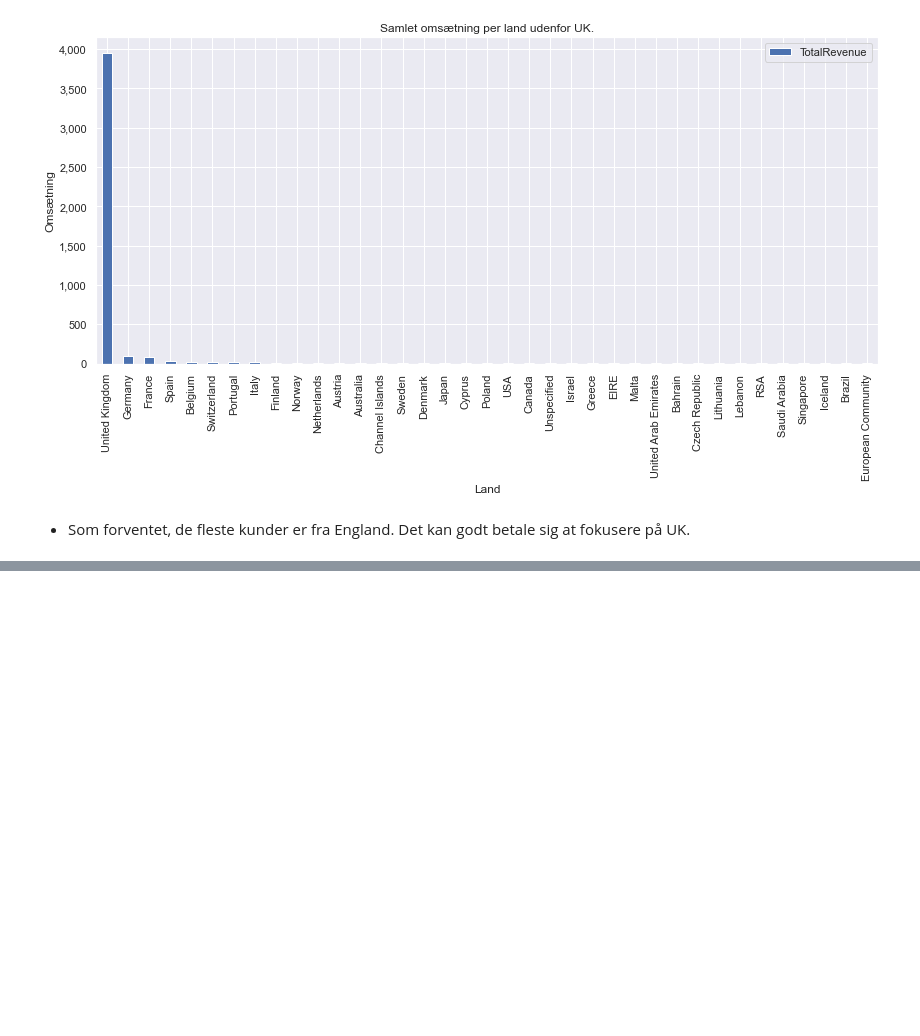
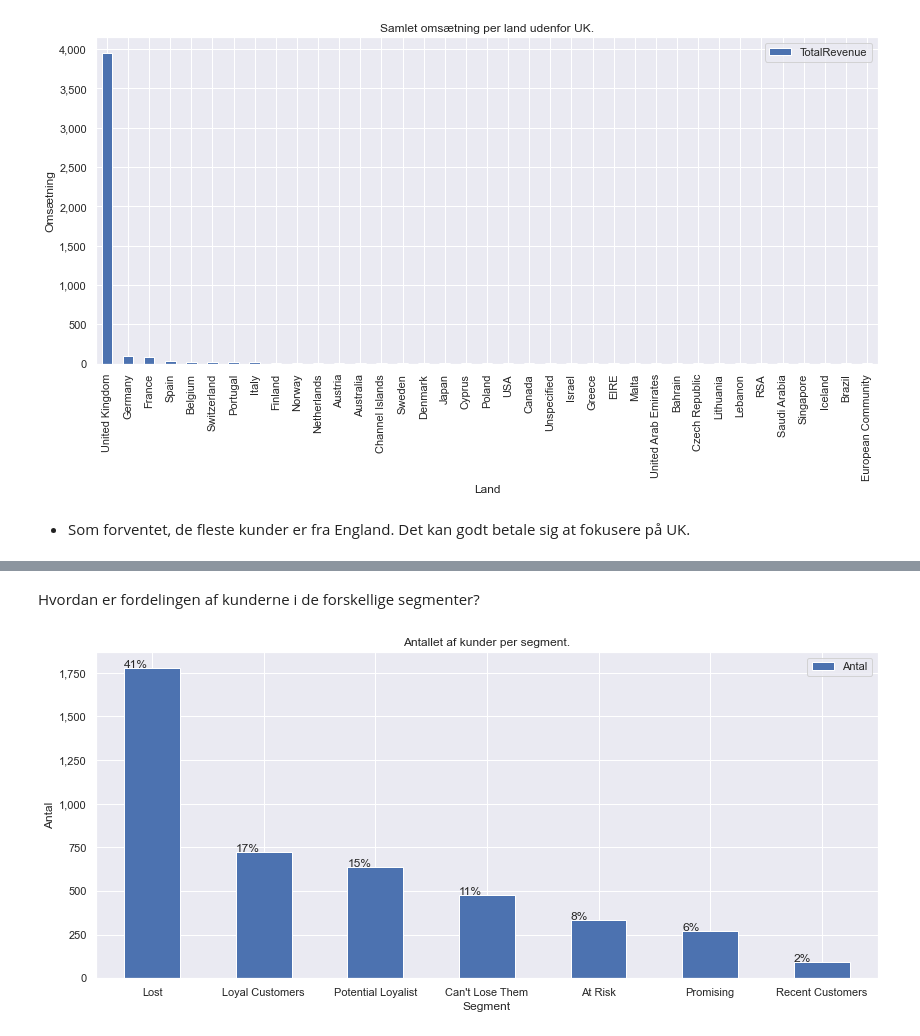
Before and after one commit to sheikhomar/casio, a Jupyter notebook: analysis.ipynb, the cells around one changed output, grey strips where cells are left out. Cells and saved outputs as stored; diff of their text form; code cells hidden in the pictures; blank space fills up the shorter version.

Commit message:
Customer segmentation based on the RFM method.

```diff
--- a/analysis.ipynb
+++ b/analysis.ipynb
@@ -389,0 +446,3 @@ ax.set_title('Samlet omsætning per land udenfor UK.');
+# %%
+df_rfm_data['RMScore'] = np.round((df_rfm_data['RScore'] + df_rfm_data['MScore']) / 2)
+df_rfm_data['RMScore'] = df_rfm_data['RMScore'].astype(int)
@@ -389,0 +481,12 @@ ax.set_title('Samlet omsætning per land udenfor UK.');
+# %%
+score_segment_map = dict()
+for k, v in segment_table.items():
+    r_range = v[0][0], v[0][1]+1
+    fm_range = v[1][0], v[1][1]+1
+    for i in range(*r_range):
+        for j in range(*fm_range):
+            score_segment_map[f'{i}{j}'] = k
+# %%
+df_rfm_data['RFMScore'] = df_rfm_data['FScore'].astype(str) + df_rfm_data['RMScore'].astype(str)
+# %%
+df_rfm_data['Segment'] = df_rfm_data['RFMScore'].map(lambda v: score_segment_map[v])
@@ -389,0 +510,30 @@ ax.set_title('Samlet omsætning per land udenfor UK.');
+# %% [markdown]
+Hvordan er fordelingen af kunderne i de forskellige segmenter?
+# %%
+fig, ax = plt.subplots(figsize=(14, 6))
+
+df_plot_data = (df_rfm_data[['RValue', 'Segment']]
+       .groupby('Segment')
+       .count()
+       .rename(columns={'RValue':'Antal'})
+       .sort_values('Antal', ascending=False)
+)
+
+df_plot_data.plot(kind='bar', ax=ax)
+
+total_count = df_plot_data['Antal'].sum()
+pct_vals = list(df_plot_data['Antal'] / total_count)
+for i, p in enumerate(ax.patches):
+    width, height = p.get_width(), p.get_height()
+    x, y = p.get_xy()
+    ax.annotate(f'{pct_vals[i]:.0%}', (x, y + height + 0.01))
+
+for tick in ax.get_xticklabels():
+    tick.set_rotation(0)
+ax.set_xlabel('Segment')
+ax.set_ylabel('Antal')
+ax.yaxis.set_major_formatter(mpl.ticker.StrMethodFormatter('{x:,.0f}'))
+
+ax.set_title('Antallet af kunder per segment.');
+# %% [output]
+[figure, added]
```
Also changed, not shown: parts of 16 cells of this notebook.
